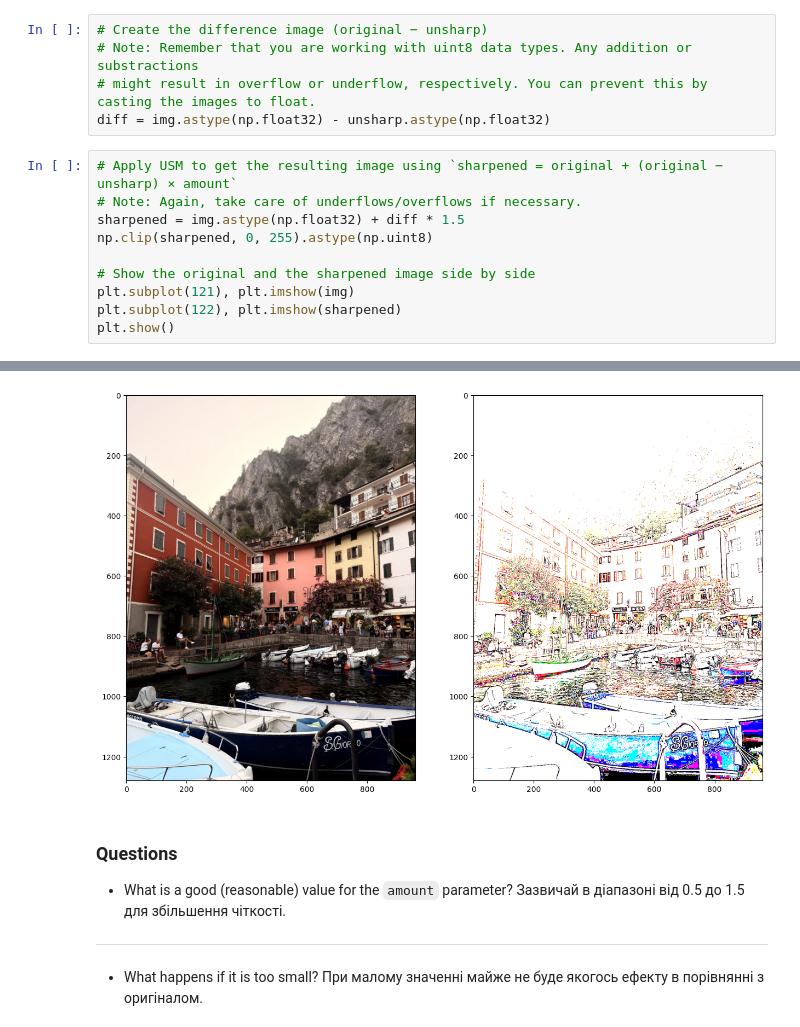
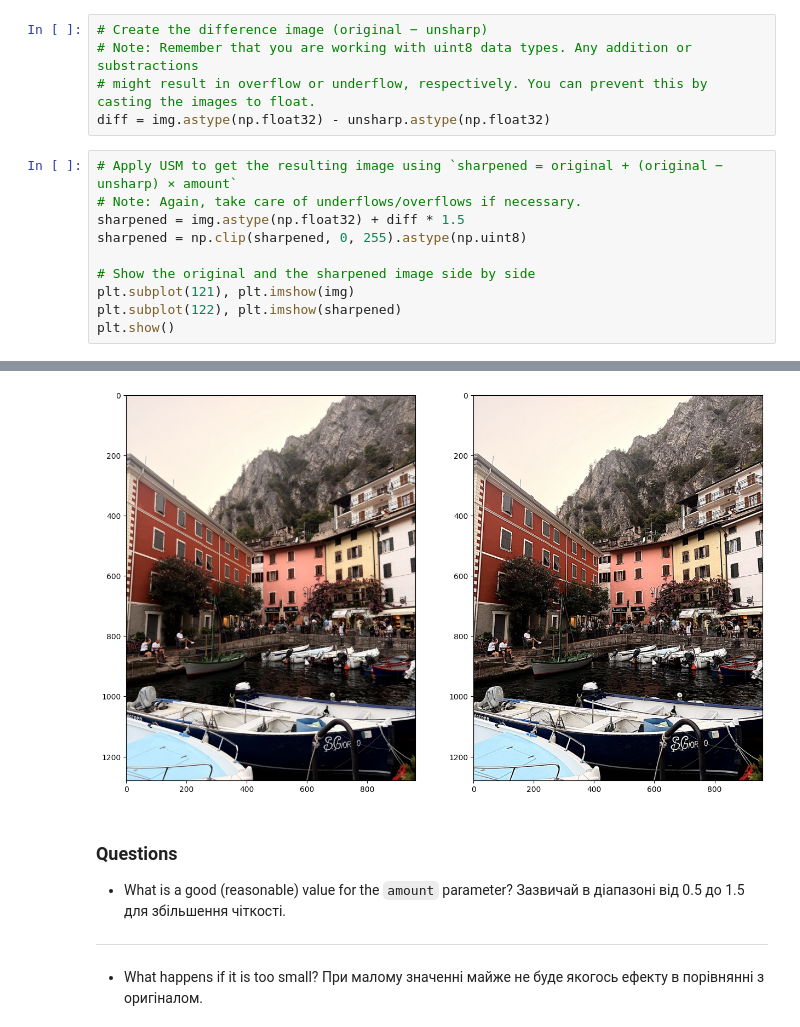
Before and after one commit to zemand/r_d-computer-vision-course, a Jupyter notebook: Homework-3.ipynb, the cells around one changed output, grey strips where cells are left out. Cells and saved outputs as stored; diff of their text form.

```diff
--- a/Homework-3.ipynb
+++ b/Homework-3.ipynb
@@ -52,7 +52,7 @@ diff = img.astype(np.float32) - unsharp.astype(np.float32)
 # Apply USM to get the resulting image using `sharpened = original + (original − unsharp) × amount`
 # Note: Again, take care of underflows/overflows if necessary.
 sharpened = img.astype(np.float32) + diff * 1.5
-np.clip(sharpened, 0, 255).astype(np.uint8)
+sharpened = np.clip(sharpened, 0, 255).astype(np.uint8)
 
 # Show the original and the sharpened image side by side
 plt.subplot(121), plt.imshow(img)
@@ -63,4 +62,4 @@ WARNING:matplotlib.image:Clipping input data to the valid range for imshow with
-[figure, old version]
+[figure, new version]
 # %% [markdown]
 ### Questions
 * What is a good (reasonable) value for the `amount` parameter?
```
Also changed, not shown: parts of 1 cell of this notebook.
